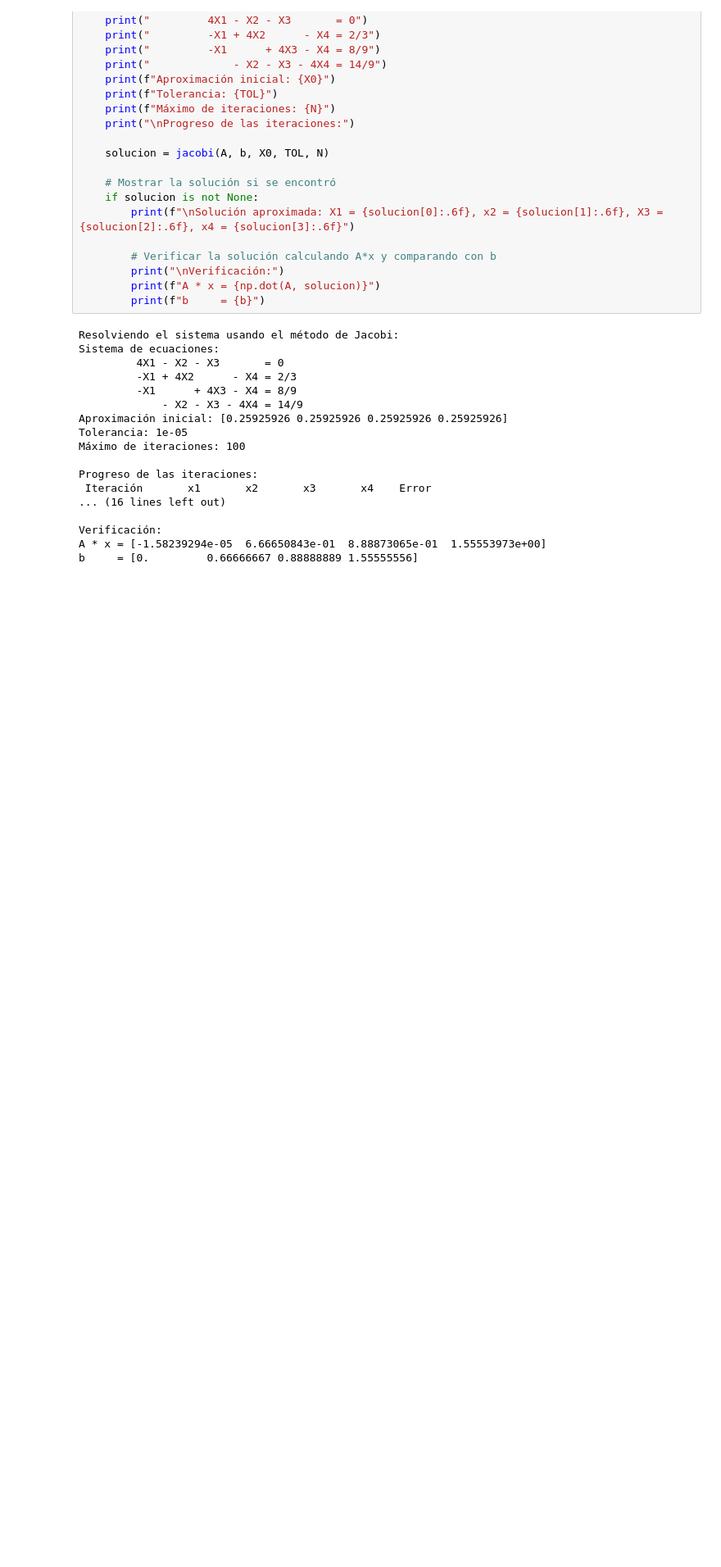
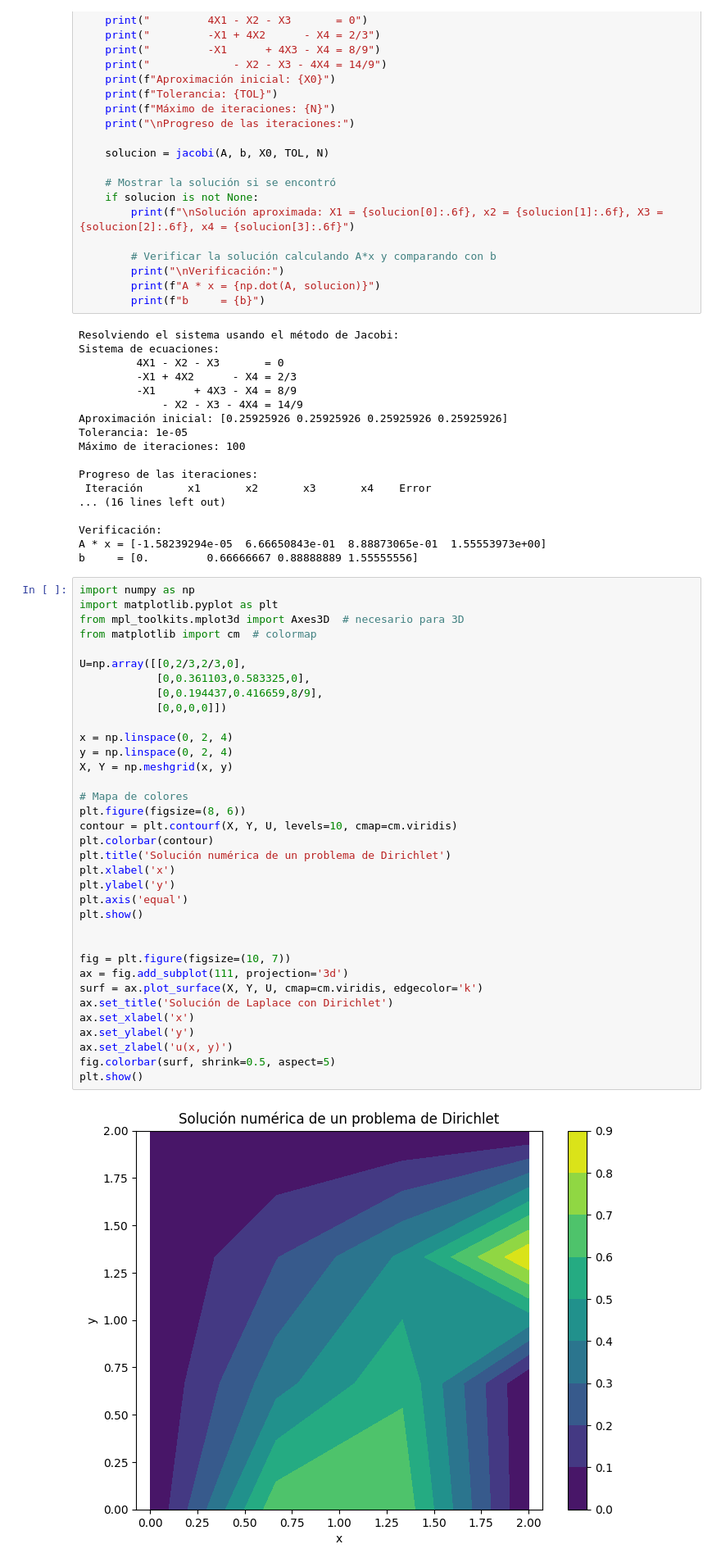
Before and after one commit to PerdomoVergaraFernando/Ecuaciones-Diferenciales-Parciales-2, a Jupyter notebook: Metodo_de_Jacobi.ipynb, the cells around one changed output. Shown at 82% size. Saved outputs shown, nothing was run; the diff lists cells and outputs as text; blank space fills up the shorter version.

```diff
--- a/Metodo_de_Jacobi.ipynb
+++ b/Metodo_de_Jacobi.ipynb
@@ -122,3 +122,40 @@ Progreso de las iteraciones:
 Verificación:
 A * x = [-1.58239294e-05  6.66650843e-01  8.88873065e-01  1.55553973e+00]
 b     = [0.         0.66666667 0.88888889 1.55555556]
+# %%
+import numpy as np
+import matplotlib.pyplot as plt
+from mpl_toolkits.mplot3d import Axes3D  # necesario para 3D
+from matplotlib import cm  # colormap
+
+U=np.array([[0,2/3,2/3,0],
+            [0,0.361103,0.583325,0],
+            [0,0.194437,0.416659,8/9],
+            [0,0,0,0]])
+
+x = np.linspace(0, 2, 4)
+y = np.linspace(0, 2, 4)
+X, Y = np.meshgrid(x, y)
+
+# Mapa de colores
+plt.figure(figsize=(8, 6))
+contour = plt.contourf(X, Y, U, levels=10, cmap=cm.viridis)
+plt.colorbar(contour)
+plt.title('Solución numérica de un problema de Dirichlet')
+plt.xlabel('x')
+plt.ylabel('y')
+plt.axis('equal')
+plt.show()
+
+
+fig = plt.figure(figsize=(10, 7))
+ax = fig.add_subplot(111, projection='3d')
+surf = ax.plot_surface(X, Y, U, cmap=cm.viridis, edgecolor='k')
+ax.set_title('Solución de Laplace con Dirichlet')
+ax.set_xlabel('x')
+ax.set_ylabel('y')
+ax.set_zlabel('u(x, y)')
+fig.colorbar(surf, shrink=0.5, aspect=5)
+plt.show()
+# %% [output]
+[figure, added]
```
Also changed, not shown: parts of 1 cell of this notebook.
